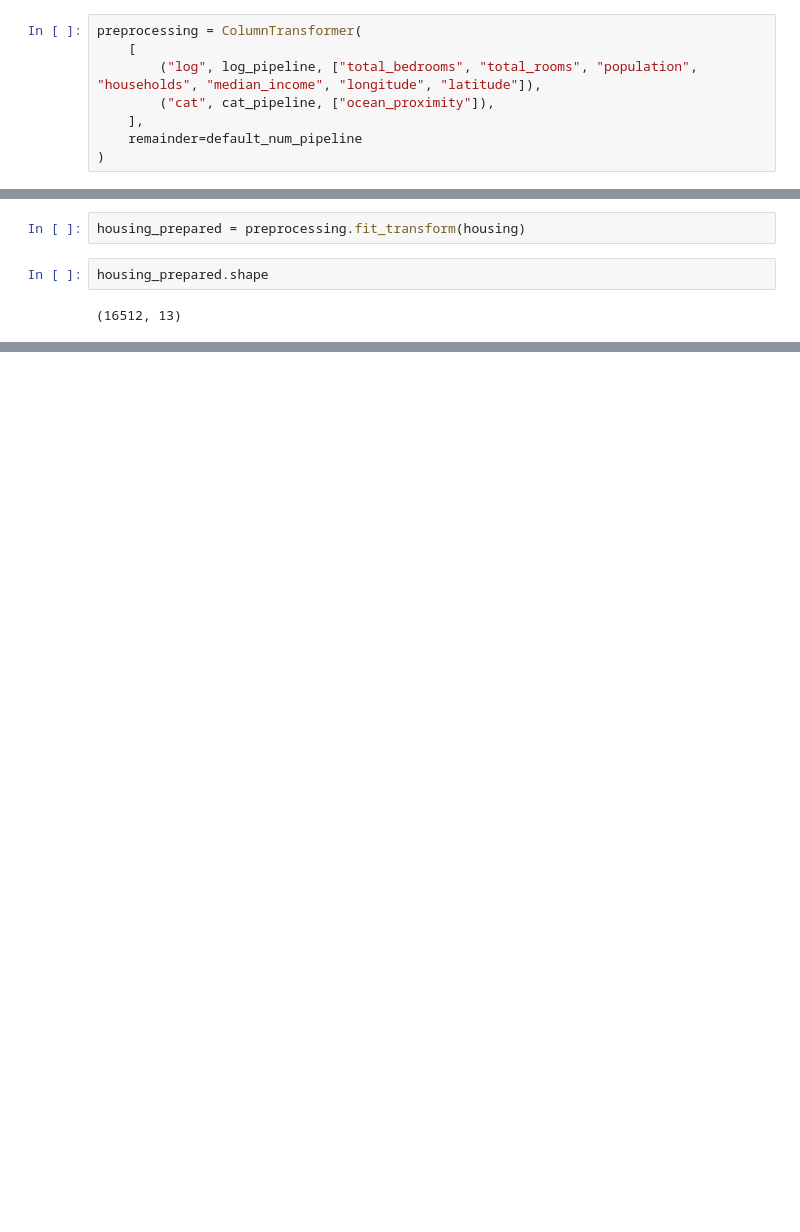
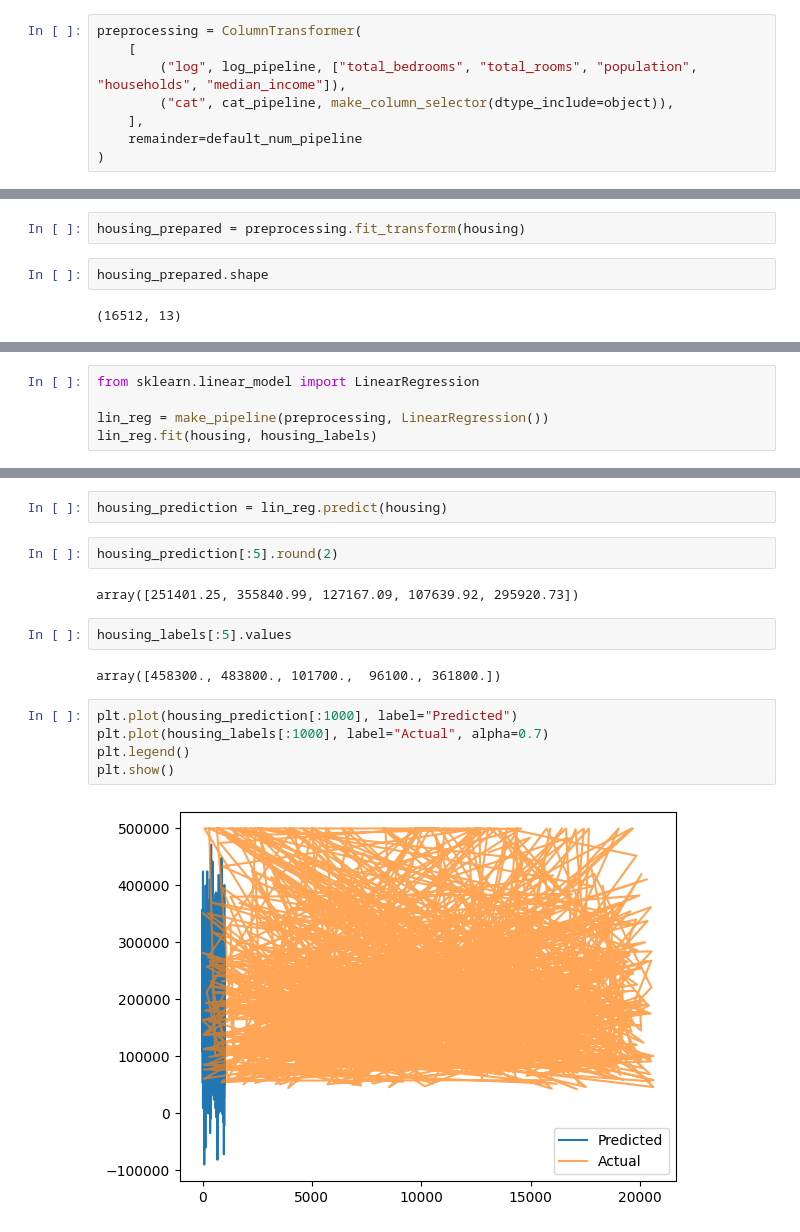
Before and after one commit to NandoG1/HandsOnML, a Jupyter notebook: Chapter-2/index.ipynb, the cells around one changed output, grey strips where cells are left out. Cells and saved outputs as stored; diff of their text form; blank space fills up the shorter version.

Commit message:
More Models

```diff
--- a/Chapter-2/index.ipynb
+++ b/Chapter-2/index.ipynb
@@ -547,8 +560,8 @@ array([[<Axes: title={'center': 'longitude'}>,
 # %%
 preprocessing = ColumnTransformer(
     [
-        ("log", log_pipeline, ["total_bedrooms", "total_rooms", "population", "households", "median_income", "longitude", "latitude"]),
-        ("cat", cat_pipeline, ["ocean_proximity"]),
+        ("log", log_pipeline, ["total_bedrooms", "total_rooms", "population", "households", "median_income"]),
+        ("cat", cat_pipeline, make_column_selector(dtype_include=object)),
     ],
     remainder=default_num_pipeline
 )
@@ -569,0 +640,5 @@ array(['log__total_bedrooms', 'log__total_rooms', 'log__population',
+# %%
+from sklearn.linear_model import LinearRegression
+
+lin_reg = make_pipeline(preprocessing, LinearRegression())
+lin_reg.fit(housing, housing_labels)
@@ -569,0 +663,17 @@ array(['log__total_bedrooms', 'log__total_rooms', 'log__population',
+# %%
+housing_prediction = lin_reg.predict(housing)
+# %%
+housing_prediction[:5].round(2)
+# %% [output]
+array([251401.25, 355840.99, 127167.09, 107639.92, 295920.73])
+# %%
+housing_labels[:5].values
+# %% [output]
+array([458300., 483800., 101700.,  96100., 361800.])
+# %%
+plt.plot(housing_prediction[:1000], label="Predicted")
+plt.plot(housing_labels[:1000], label="Actual", alpha=0.7)
+plt.legend()
+plt.show()
+# %% [output]
+[figure, added]
```
Also changed, not shown: parts of 11 cells of this notebook.
